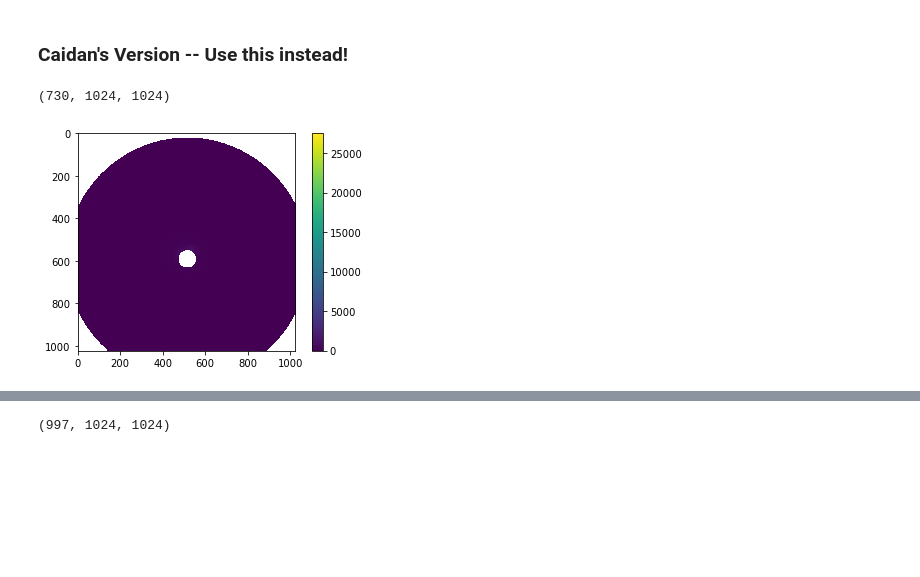
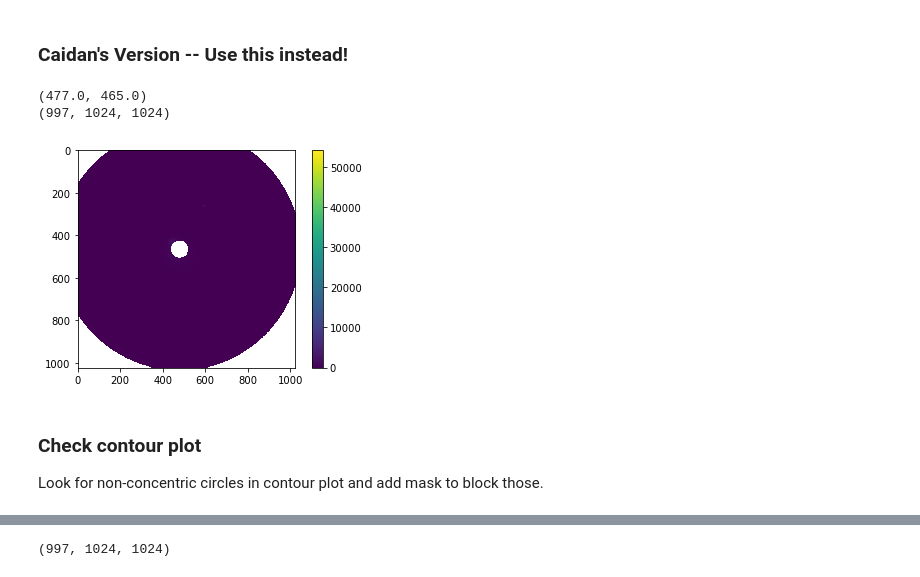
Before and after one commit to lheald2/gued, a Jupyter notebook: GUED_Analysis_LFH.ipynb, the cells around one changed output, grey strips where cells are left out. Cells and saved outputs as stored; diff of their text form; code cells hidden in the pictures; blank space fills up the shorter version.

```diff
--- a/GUED_Analysis_LFH.ipynb
+++ b/GUED_Analysis_LFH.ipynb
@@ -802,8 +802,8 @@ def remove_radial_outliers(image):
 # %% [markdown]
 ### Defining path -- Uses * to make more accessible for reading in multiple scan files
 # %%
-#dataPath = '/work/centurion/shared/UED_data/FY18_o-nitrophenol/20180823/Run/20180823_0320'
-dataPath = '/work/centurion/shared/UED_data/FY18_o-nitrophenol/20180623/Run/20180623_2349'
+dataPath = '/work/centurion/shared/UED_data/FY18_o-nitrophenol/20180823/Run/20180823_0320'
+#dataPath = '/work/centurion/shared/UED_data/FY18_o-nitrophenol/20180623/Run/20180623_2349'
 runPath = "/*/*/ANDOR1_*.tif"
 
 
@@ -919,9 +919,8 @@ Background from experiment is causing negative values or 0 values.
 %%time
 
 highvalue = 50000 # The highest value of pixel intensity from the histogram plot
-posi_0    = 108.62 # The reference T0
 print('Load diffraction signal');
-test_data, stage_positions, file_numbers, counts = get_image_details(files[:750])
+test_data, stage_positions, file_numbers, counts = get_image_details(files[:1000])
 counts_mean = np.mean(counts)        # Mean values of Total Counts of all images
 counts_std  = np.std(counts)         # the STD of all the tc for all the iamges
 uni_stage = np.unique(stage_positions)# Pump-probe stage position
@@ -1202,13 +1174,18 @@ plt.show()
 ### Caidan's Version -- Use this instead!
 # %%
 #hole_center = (477.0, 465.0)
-hole_center = (513.0, 591.0)
-inner_radius = 36
+hole_center = hole[0], hole[1]
+print(hole_center)
+inner_radius = float(hole[2])
 outer_radius = 575
 data_ave_raw = np.mean(good_data,axis=0);
 ring_mask_data = detectorMask(good_data, hole_center, inner_radius, outer_radius, plot_image = True)
 ring_mask_ave = np.mean(ring_mask_data, axis = 0)
 print(ring_mask_data.shape)
 # %% [output]
-(730, 1024, 1024)
+(477.0, 465.0)
+(997, 1024, 1024)
-[figure, old version]
+[figure, new version]
+# %% [markdown]
+### Check contour plot
+Look for non-concentric circles in contour plot and add mask to block those.
```
Also changed, not shown: parts of 40 cells of this notebook, 2 other files.
